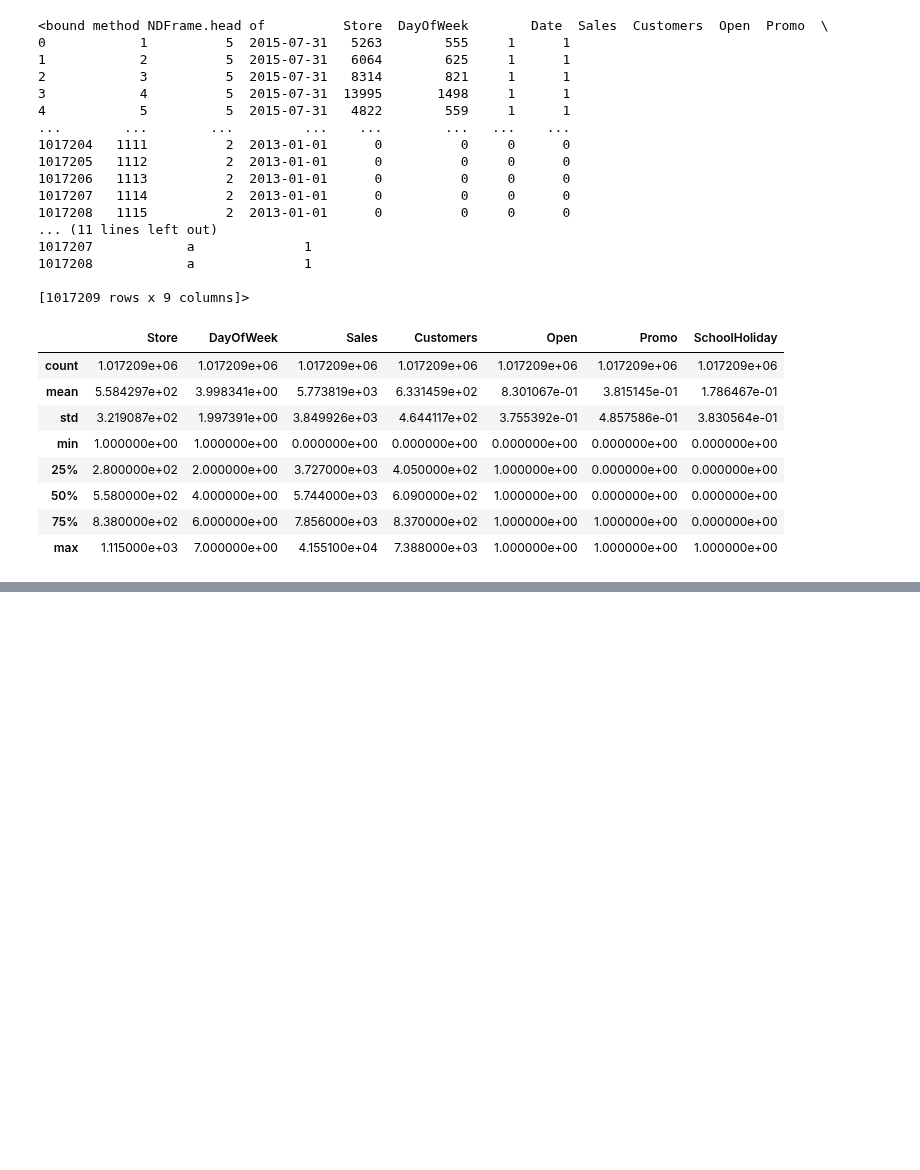
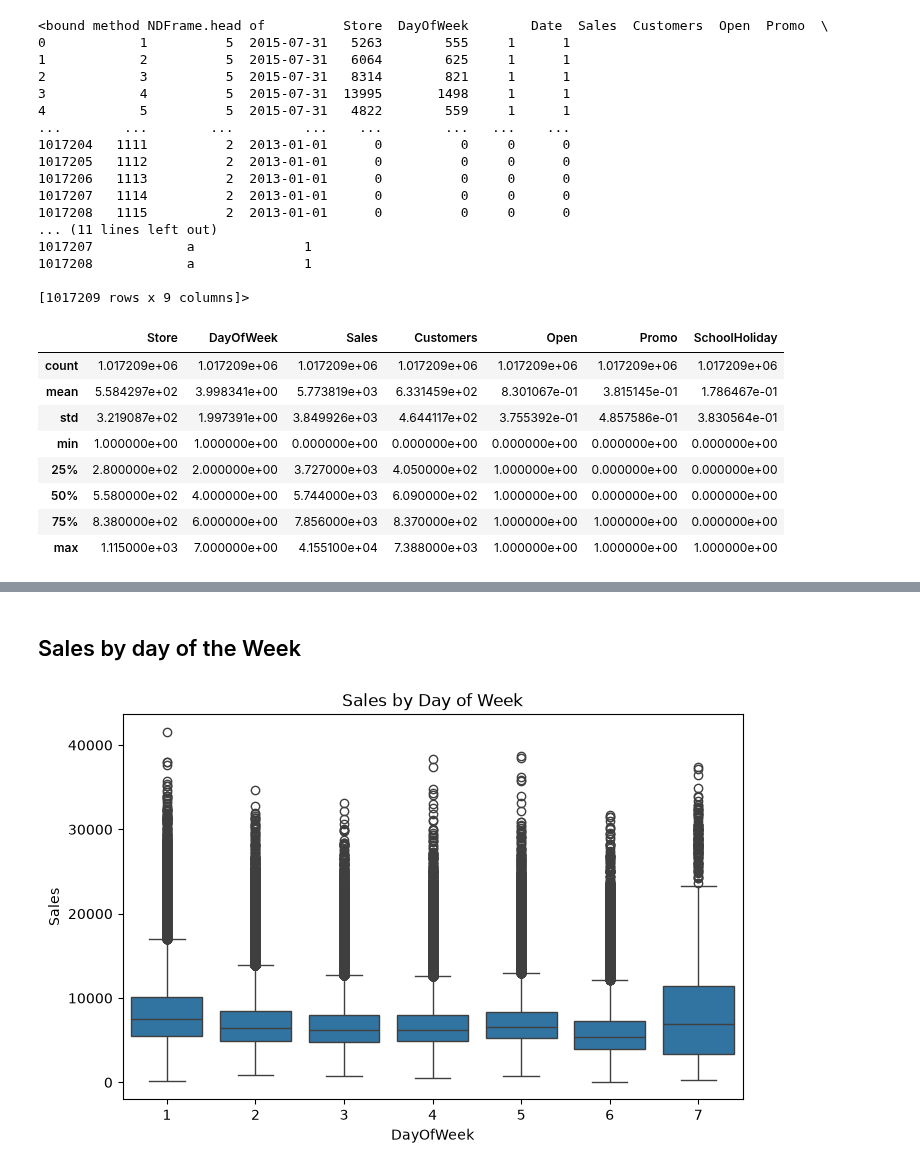
Before and after one commit to sayoomib/ADS1002_Group_Project, a Jupyter notebook: Data_Cleaning.ipynb, the cells around one changed output, grey strips where cells are left out. Saved outputs shown, nothing was run; the diff lists cells and outputs as text; code cells hidden in the pictures; blank space fills up the shorter version.

```diff
--- a/Data_Cleaning.ipynb
+++ b/Data_Cleaning.ipynb
@@ -153,0 +150,16 @@ train.to_csv("train_cleaned.csv", index=False)
+# %% [markdown]
+## Sales by day of the Week
+# %%
+plt.figure(figsize=(8,5))
+
+sns.boxplot(
+    data=merged_2,
+    x="DayOfWeek",
+    y="Sales"
+)
+
+plt.title("Sales by Day of Week")
+
+plt.show()
+# %% [output]
+[figure, added]
```
Also changed, not shown: parts of 18 cells of this notebook, 4 other files.
